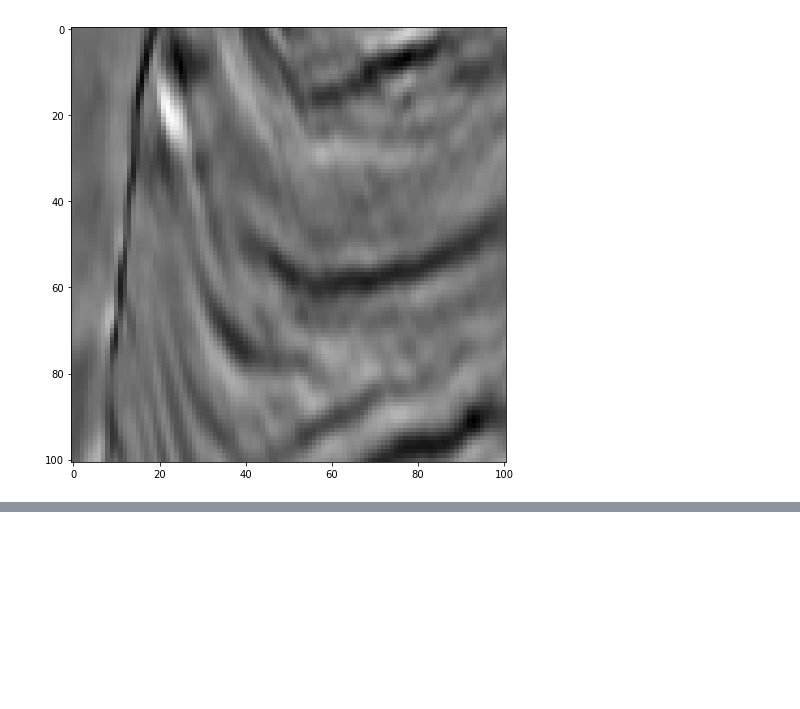
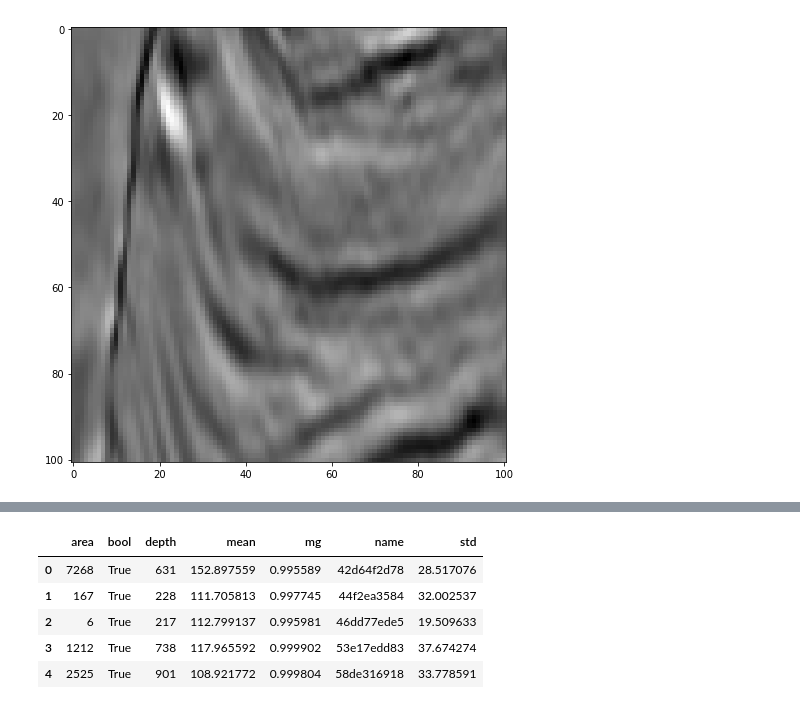
Before and after one commit to pedrodiamel/kaggle-tgs-salt-identification, a Jupyter notebook: books/data_analysis.ipynb, the cells around one changed output, grey strips where cells are left out. Saved outputs shown, nothing was run; the diff lists cells and outputs as text; code cells hidden in the pictures; blank space fills up the shorter version.

```diff
--- a/books/data_analysis.py.ipynb
+++ b/books/data_analysis.ipynb
@@ -371,0 +472,31 @@ plt.show()
+# %%
+
+metadata = []
+for i in range( len(index) ):
+    name, image, mask, depth = data[ index[i] ]
+    mg     = maggradient(image)
+    area   = mask.sum()
+    mean   = image.mean()
+    std    = image.std()
+
+    if area==0: continue;
+
+    metadata.append( {
+        'name':name,
+        'depth':depth,
+        'mg':mg,
+        'area':area,
+        'mean':mean,
+        'std':std,
+        'bool': True ,
+        }  )
+
+metadata = pd.DataFrame( metadata )
+metadata.head()
+# %% [output]
+|  | area | bool | depth | mean | mg | name | std |
+| 0 | 7268 | True | 631 | 152.897559 | 0.995589 | 42d64f2d78 | 28.517076 |
+| 1 | 167 | True | 228 | 111.705813 | 0.997745 | 44f2ea3584 | 32.002537 |
+| 2 | 6 | True | 217 | 112.799137 | 0.995981 | 46dd77ede5 | 19.509633 |
+| 3 | 1212 | True | 738 | 117.965592 | 0.999902 | 53e17edd83 | 37.674274 |
+| 4 | 2525 | True | 901 | 108.921772 | 0.999804 | 58de316918 | 33.778591 |
```
Also changed, not shown: parts of 8 cells of this notebook, 16 other files.
